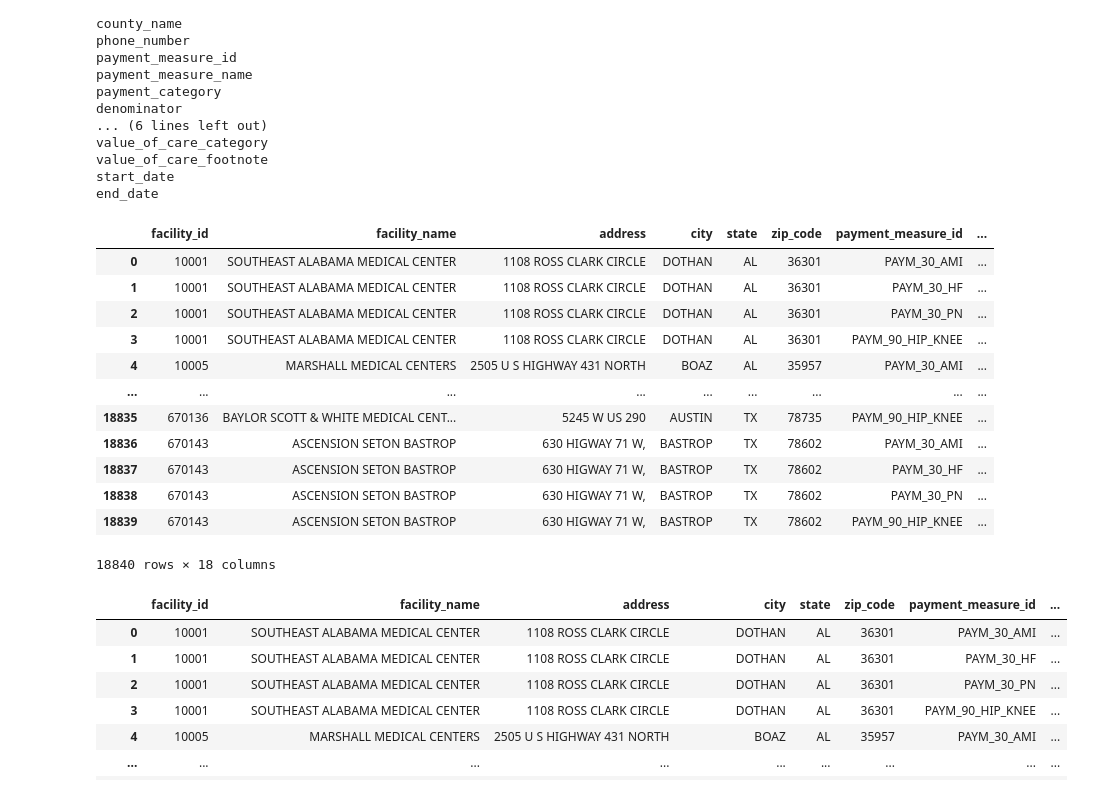
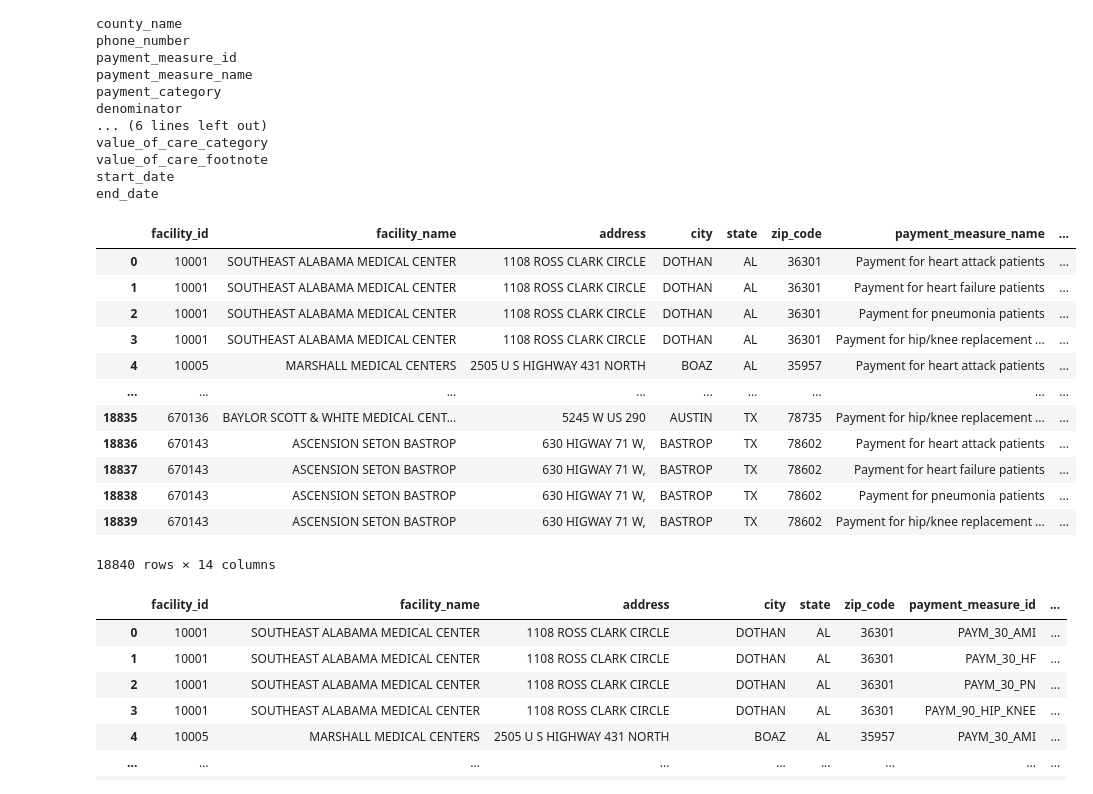
Before and after one commit to NoahGoldstein13/full_stack_data_analytics_project, a Jupyter notebook: Nadia/cleaning_data.ipynb, the cells around one changed output. Cells and saved outputs as stored; diff of their text form; code cells hidden in the pictures.

```diff
--- a/Nadia/cleaning_data.ipynb
+++ b/Nadia/cleaning_data.ipynb
@@ -153,22 +153,22 @@ value_of_care_footnote
 start_date
 end_date
 # %%
-updated_df=value_df.drop(['county_name', 'phone_number', 'payment_footnote', 'value_of_care_footnote'], axis=1).reset_index(drop=True)
+updated_df=value_df.drop(['county_name', 'phone_number', 'payment_footnote', 'payment_measure_id', 'value_of_care_display_id', 'value_of_care_footnote', 'lower_estimate', 'higher_estimate'], axis=1).reset_index(drop=True)
 updated_df
 # %% [output]
-|  | facility_id | facility_name | address | city | state | zip_code | payment_measure_id | ... |
-| 0 | 10001 | SOUTHEAST ALABAMA MEDICAL CENTER | 1108 ROSS CLARK CIRCLE | DOTHAN | AL | 36301 | PAYM_30_AMI | ... |
-| 1 | 10001 | SOUTHEAST ALABAMA MEDICAL CENTER | 1108 ROSS CLARK CIRCLE | DOTHAN | AL | 36301 | PAYM_30_HF | ... |
-| 2 | 10001 | SOUTHEAST ALABAMA MEDICAL CENTER | 1108 ROSS CLARK CIRCLE | DOTHAN | AL | 36301 | PAYM_30_PN | ... |
-| 3 | 10001 | SOUTHEAST ALABAMA MEDICAL CENTER | 1108 ROSS CLARK CIRCLE | DOTHAN | AL | 36301 | PAYM_90_HIP_KNEE | ... |
-| 4 | 10005 | MARSHALL MEDICAL CENTERS | 2505 U S HIGHWAY 431 NORTH | BOAZ | AL | 35957 | PAYM_30_AMI | ... |
+|  | facility_id | facility_name | address | city | state | zip_code | payment_measure_name | ... |
+| 0 | 10001 | SOUTHEAST ALABAMA MEDICAL CENTER | 1108 ROSS CLARK CIRCLE | DOTHAN | AL | 36301 | Payment for heart attack patients | ... |
+| 1 | 10001 | SOUTHEAST ALABAMA MEDICAL CENTER | 1108 ROSS CLARK CIRCLE | DOTHAN | AL | 36301 | Payment for heart failure patients | ... |
+| 2 | 10001 | SOUTHEAST ALABAMA MEDICAL CENTER | 1108 ROSS CLARK CIRCLE | DOTHAN | AL | 36301 | Payment for pneumonia patients | ... |
+| 3 | 10001 | SOUTHEAST ALABAMA MEDICAL CENTER | 1108 ROSS CLARK CIRCLE | DOTHAN | AL | 36301 | Payment for hip/knee replacement ... | ... |
+| 4 | 10005 | MARSHALL MEDICAL CENTERS | 2505 U S HIGHWAY 431 NORTH | BOAZ | AL | 35957 | Payment for heart attack patients | ... |
 | ... | ... | ... | ... | ... | ... | ... | ... | ... |
-| 18835 | 670136 | BAYLOR SCOTT & WHITE MEDICAL CENT... | 5245 W US 290 | AUSTIN | TX | 78735 | PAYM_90_HIP_KNEE | ... |
-| 18836 | 670143 | ASCENSION SETON BASTROP | 630 HIGWAY 71 W, | BASTROP | TX | 78602 | PAYM_30_AMI | ... |
-| 18837 | 670143 | ASCENSION SETON BASTROP | 630 HIGWAY 71 W, | BASTROP | TX | 78602 | PAYM_30_HF | ... |
-| 18838 | 670143 | ASCENSION SETON BASTROP | 630 HIGWAY 71 W, | BASTROP | TX | 78602 | PAYM_30_PN | ... |
-| 18839 | 670143 | ASCENSION SETON BASTROP | 630 HIGWAY 71 W, | BASTROP | TX | 78602 | PAYM_90_HIP_KNEE | ... |
+| 18835 | 670136 | BAYLOR SCOTT & WHITE MEDICAL CENT... | 5245 W US 290 | AUSTIN | TX | 78735 | Payment for hip/knee replacement ... | ... |
+| 18836 | 670143 | ASCENSION SETON BASTROP | 630 HIGWAY 71 W, | BASTROP | TX | 78602 | Payment for heart attack patients | ... |
+| 18837 | 670143 | ASCENSION SETON BASTROP | 630 HIGWAY 71 W, | BASTROP | TX | 78602 | Payment for heart failure patients | ... |
+| 18838 | 670143 | ASCENSION SETON BASTROP | 630 HIGWAY 71 W, | BASTROP | TX | 78602 | Payment for pneumonia patients | ... |
+| 18839 | 670143 | ASCENSION SETON BASTROP | 630 HIGWAY 71 W, | BASTROP | TX | 78602 | Payment for hip/knee replacement ... | ... |
-18840 rows × 18 columns
+18840 rows × 14 columns
 # %%
 no_nans_df = updated_df[updated_df.payment != 'Not Available']
 no_nans_df
```
Also changed, not shown: parts of 2 cells of this notebook, 2 other files.
